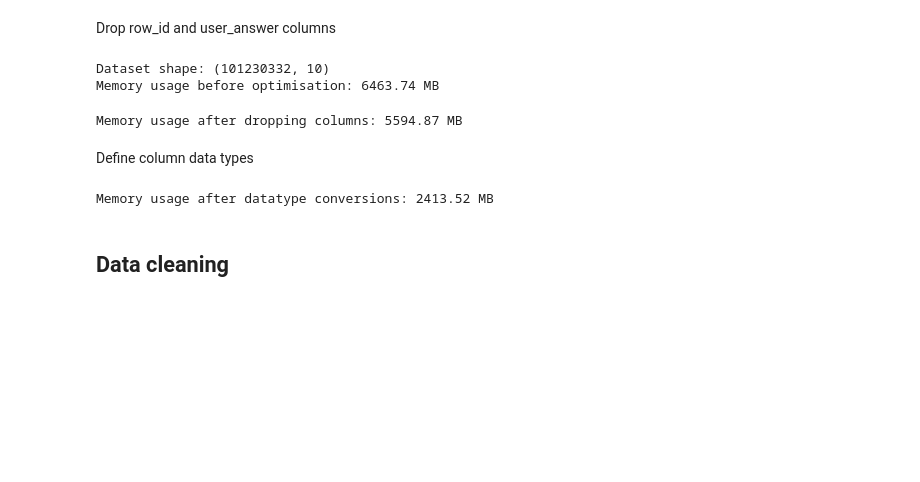
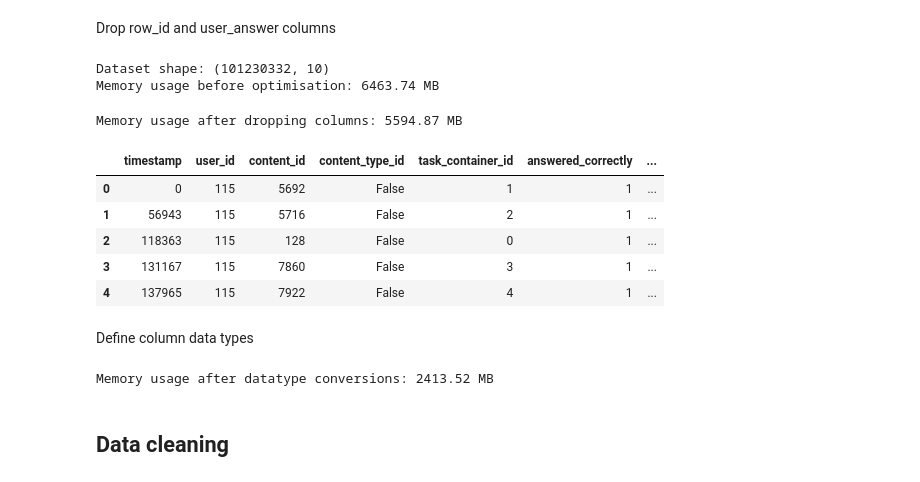
Before and after one commit to theresaskruzna/riiid_knowledge_tracing, a Jupyter notebook: 01_EDA.ipynb, the cells around one changed output. Saved outputs shown, nothing was run; the diff lists cells and outputs as text; code cells hidden in the pictures; blank space fills up the shorter version.

```diff
--- a/01_EDA.ipynb
+++ b/01_EDA.ipynb
@@ -184,6 +180,15 @@ train_df.drop(['row_id', 'user_answer'], axis=1, inplace=True) # axis=1 for colu
 print(f"Memory usage after dropping columns: {memory_usage(train_df)}")
 # %% [output]
 Memory usage after dropping columns: 5594.87 MB
+# %%
+train_df.head()
+# %% [output]
+|  | timestamp | user_id | content_id | content_type_id | task_container_id | answered_correctly | ... |
+| 0 | 0 | 115 | 5692 | False | 1 | 1 | ... |
+| 1 | 56943 | 115 | 5716 | False | 2 | 1 | ... |
+| 2 | 118363 | 115 | 128 | False | 0 | 1 | ... |
+| 3 | 131167 | 115 | 7860 | False | 3 | 1 | ... |
+| 4 | 137965 | 115 | 7922 | False | 4 | 1 | ... |
 # %% [markdown]
 Define column data types
 # %%
```
Also changed, not shown: parts of 59 cells of this notebook.
